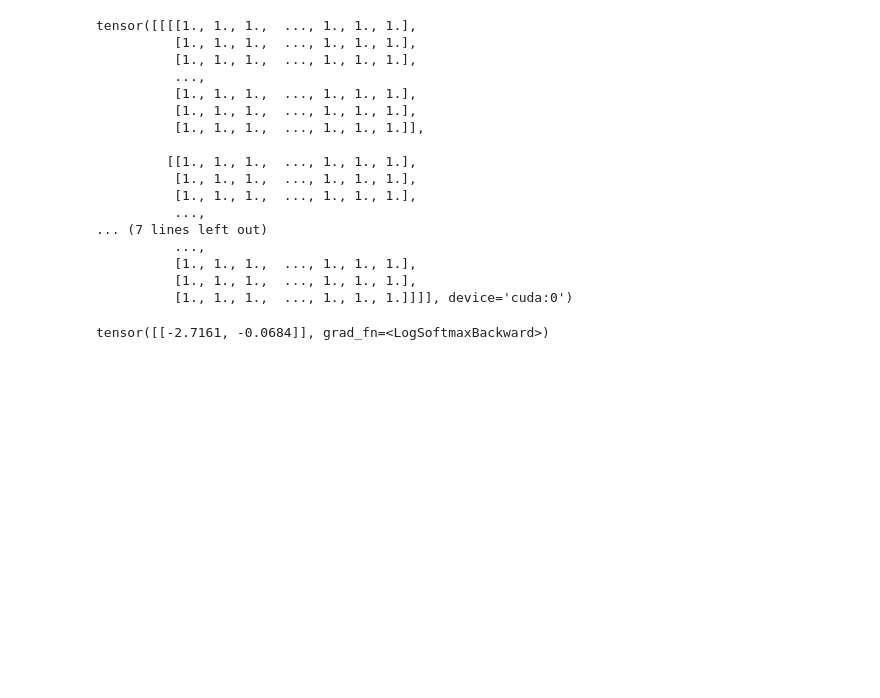
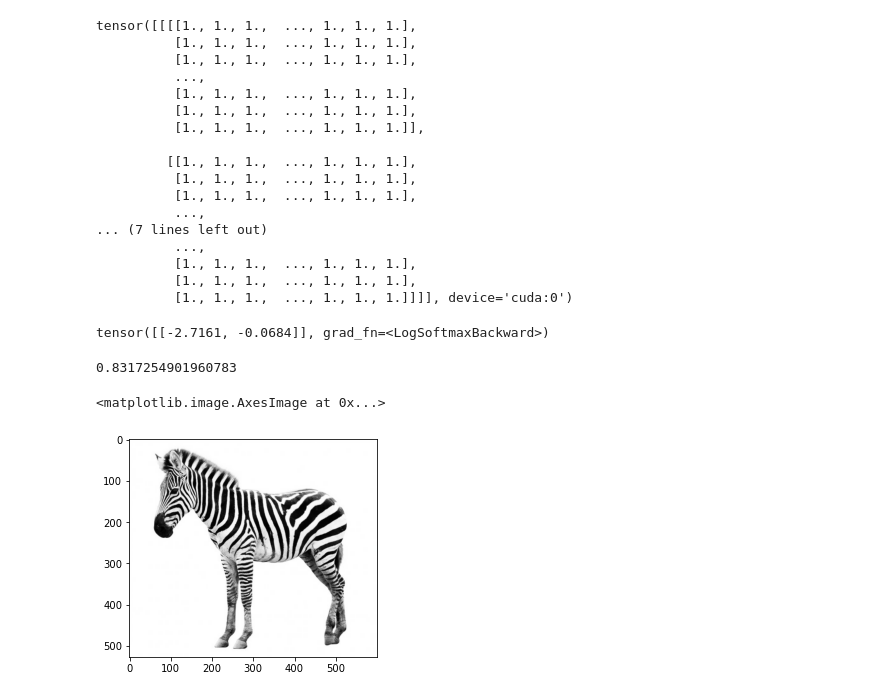
Before and after one commit to kartik4949/AutoDeploy, a Jupyter notebook: notebooks/convert to onnx.ipynb, the cells around one changed output. Drawn from its saved outputs; the diff is of its cells as text; code cells hidden in the pictures; blank space fills up the shorter version.

```diff
--- a/notebooks/convert to onnx.ipynb
+++ b/notebooks/convert to onnx.ipynb
@@ -175,3 +173,21 @@ model = m.model
 # output_names = [ "output1" ]
 
 torch.onnx.export(m.model, dummy_input, "catvdog.onnx", verbose=True)
+# %%
+import cv2
+import numpy as np
+im = cv2.imread('zebra_1.jpg')
+# %%
+def get_brightness(image, dim=10, thresh=0.5):
+    # Resize image to 10x10
+    image = cv2.resize(image, (dim, dim))
+    # Convert color space to LAB format and extract L channel
+    L, A, B = cv2.split(cv2.cvtColor(image, cv2.COLOR_BGR2LAB))
+    # Normalize L channel by dividing all pixel values with maximum pixel value
+    L = L/np.max(L)
+    # Return True if mean is greater than thresh else False
+    return np.mean(L)
+
+get_brightness(im)
+# %% [output]
+0.8317254901960783
@@ -177,0 +196,5 @@ torch.onnx.export(m.model, dummy_input, "catvdog.onnx", verbose=True)
+# %%
+plt.imshow(im)
+# %% [output]
+<matplotlib.image.AxesImage at 0x...>
+[figure, added]
```
Also changed, not shown: parts of 2 cells of this notebook, 6 other files.
